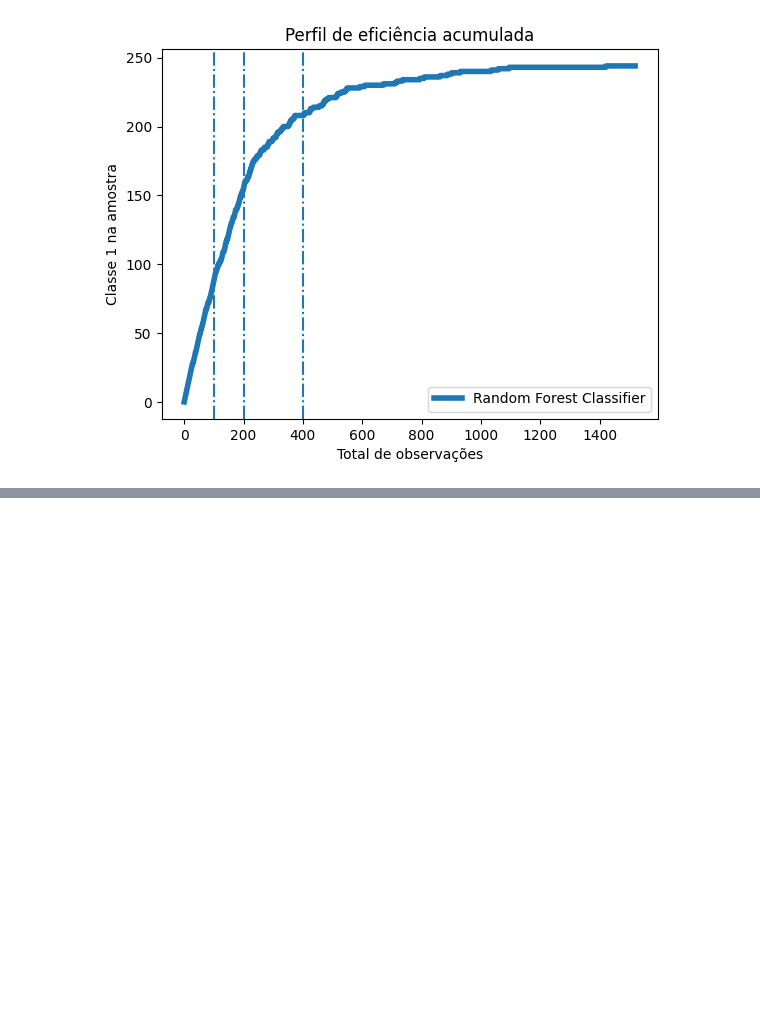
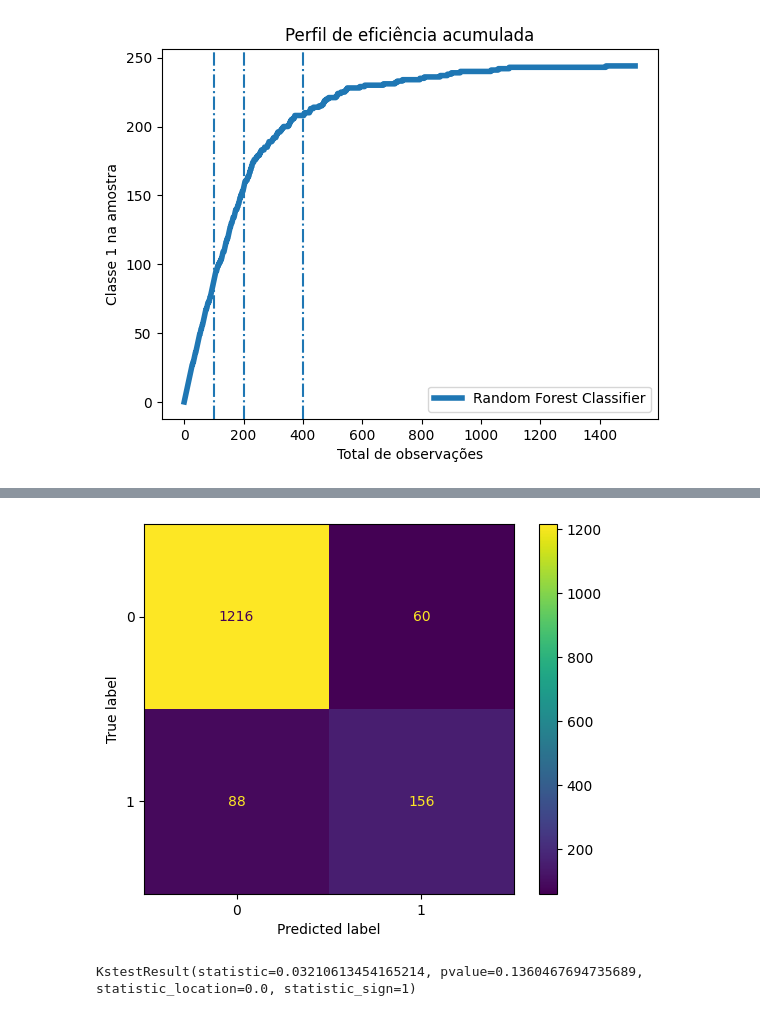
Before and after one commit to HugoCalegari/Estudo_Cartao_Credito, a Jupyter notebook: vCartao_Credito/2.Modelagem/4.Modelos_finais.ipynb, the cells around one changed output, grey strips where cells are left out. Cells and saved outputs as stored; diff of their text form; code cells hidden in the pictures; blank space fills up the shorter version.

```diff
--- a/vCartao_Credito/2.Modelagem/4.Modelos_finais.ipynb
+++ b/vCartao_Credito/2.Modelagem/4.Modelos_finais.ipynb
@@ -302,0 +468,21 @@ plt.show()
+# %%
+def Config_Vars(X):
+    # Função que configura a matriz X para ser aplicada no modelo
+
+    # RF
+    logged_model_rf = 'runs:/49c8f322c903413b89a06aa02e2e3a4a/modelo'
+    rf = mlflow.sklearn.load_model(logged_model_rf)
+
+    # Xgboost
+    logged_model_xgb = 'runs:/7d261fd978944b408e29700a7c4b5a98/modelo'
+    XGB = mlflow.sklearn.load_model(logged_model_xgb)
+
+    # Aplica RF
+    x_rf = rf.predict_proba(X)[:,1]
+
+    # Aplica Xgboost
+    x_xgb = XGB.predict_proba(X)[:,1]
+
+    X_pred = pd.concat([pd.Series(x_rf).reset_index(drop=True), pd.Series(x_xgb).reset_index(drop=True)],axis=1).rename(columns={0: 'rf', 1: 'xgb'})
+
+    return X_pred
@@ -302,0 +492,3 @@ plt.show()
+# %%
+X_pred = Config_Vars(X_treino_val_new)
+X_pred.head()
@@ -302,0 +502,8 @@ plt.show()
+# %%
+bag_blend = BaggingClassifier(DecisionTreeClassifier(max_depth=10, random_state=123),
+                              n_estimators=10,
+                              max_samples=math.ceil(.5*X_pred.shape[0]),
+                              bootstrap=False, # Configurando para True, trata-se do bagging
+                              n_jobs=-1,
+                              random_state=123)
+bag_blend.fit(X = X_pred, y = y_treino_val)
@@ -302,0 +545,12 @@ plt.show()
+# %%
+matriz_confusao = confusion_matrix(y_teste, bag_blend.predict(Config_Vars(X_teste_new)))
+cm_display = ConfusionMatrixDisplay(confusion_matrix = matriz_confusao, display_labels = [0, 1])
+
+cm_display.plot()
+plt.show()
+# %% [output]
+[figure, added]
+# %%
+ks_2samp(bag_blend.predict_proba(Config_Vars(X_treino_val_new))[:,1], bag_blend.predict_proba(Config_Vars(X_teste_new))[:,1])
+# %% [output]
+KstestResult(statistic=0.03210613454165214, pvalue=0.1360467694735689, statistic_location=0.0, statistic_sign=1)
```
Also changed, not shown: parts of 33 cells of this notebook.
